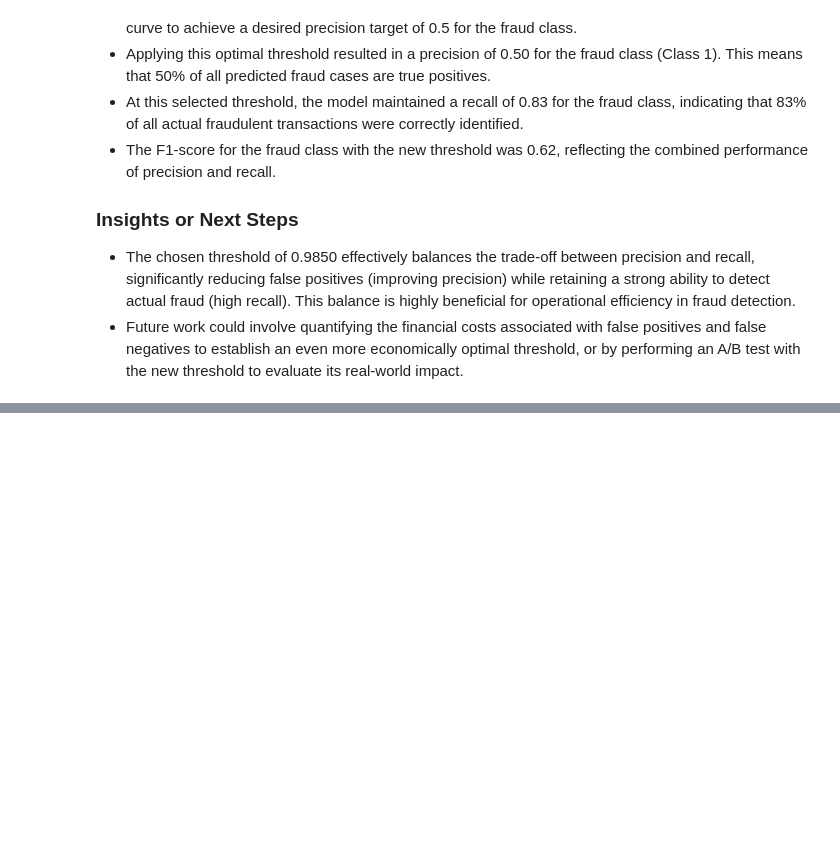
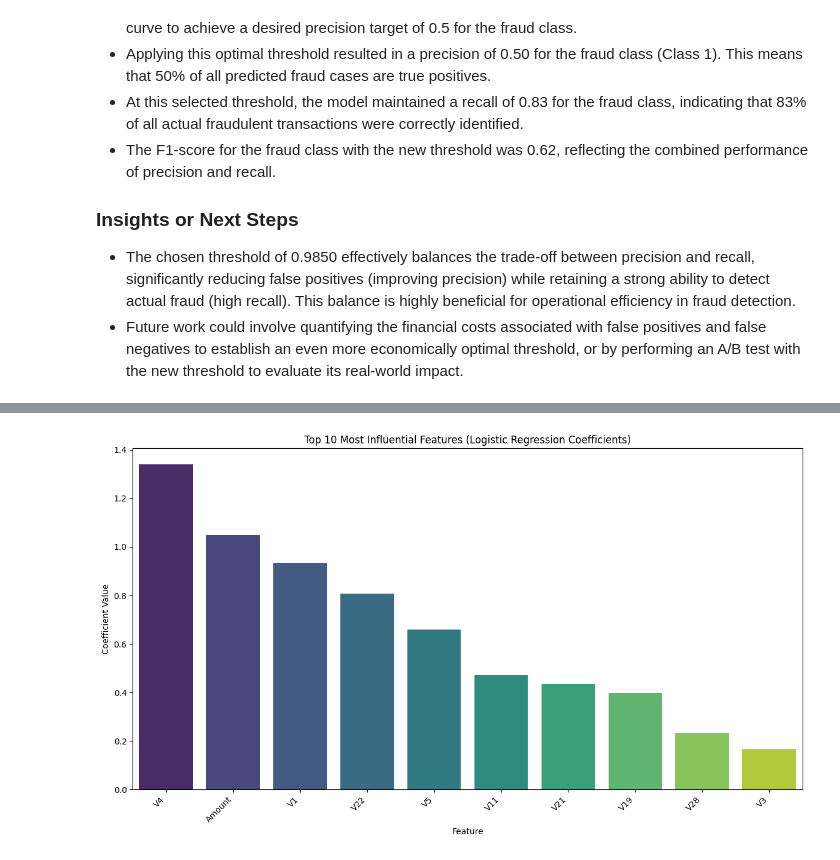
Before and after one commit to TheUnknown477/Fraud-detection-using-deep-learning, a Jupyter notebook: fraud_detection.ipynb, the cells around one changed output, grey strips where cells are left out. Saved outputs shown, nothing was run; the diff lists cells and outputs as text; code cells hidden in the pictures; blank space fills up the shorter version.

```diff
--- a/fraud_detection.ipynb
+++ b/fraud_detection.ipynb
@@ -266,13 +5,0 @@ After instructing the user on how to manually upload the `creditcard.csv` file,
-# %%
-import pandas as pd
-
-try:
-    df = pd.read_csv('creditcard.csv')
-    print("Dataset 'creditcard.csv' loaded successfully.")
-    print("Displaying the first 5 rows of the DataFrame:")
-    print(df.head())
-except FileNotFoundError:
-    print("Error: 'creditcard.csv' not found. Please ensure you have uploaded the file to your Colab session.")
-    print("Refer to the previous markdown instructions for details on manual upload.")
-except Exception as e:
-    print(f"An error occurred while loading the dataset: {e}")
@@ -1302,0 +515,74 @@ For fraud detection, this adjustment implies a more efficient allocation of reso
+# %%
+import pandas as pd
+import matplotlib.pyplot as plt
+import seaborn as sns
+from imblearn.over_sampling import SMOTE
+from sklearn.model_selection import train_test_split
+from sklearn.linear_model import LogisticRegression
+from sklearn.preprocessing import StandardScaler
+
+# 1. Load the dataset (assuming it's now uploaded or path is correct from previous success)
+try:
+    # Using the path that previously succeeded in loading the df
+    df = pd.read_csv('/content/drive/MyDrive/Colab Notebooks/Fraud detection/creditcard.csv')
+    print("Dataset 'creditcard.csv' loaded successfully for feature importance analysis.")
+except FileNotFoundError:
+    print("Error: 'creditcard.csv' not found. Please ensure the file is correctly placed or the path is accurate.")
+    # Exit or handle error gracefully if df isn't loaded
+    exit()
+except Exception as e:
+    print(f"An error occurred while loading the dataset: {e}")
+    exit()
+
+# 2. Preprocessing: Scale 'Amount' and 'Time' features (as performed in cell 07764fb1)
+scaler = StandardScaler()
+df['Amount'] = scaler.fit_transform(df['Amount'].values.reshape(-1, 1))
+df['Time'] = scaler.fit_transform(df['Time'].values.reshape(-1, 1))
+print("'Amount' and 'Time' features scaled successfully.")
+
+# 3. Separate features (X) and target (y)
+X = df.drop('Class', axis=1)
+y = df['Class']
+
+# 4. Split the data into training and testing sets before applying SMOTE
+X_train, X_test, y_train, y_test = train_test_split(X, y, test_size=0.3, random_state=42, stratify=y)
+
+# 5. Apply SMOTE to the training data
+smote = SMOTE(random_state=42)
+X_train_resampled, y_train_resampled = smote.fit_resample(X_train, y_train)
+print("Data successfully resampled using SMOTE.")
+
+# 6. Re-train the Logistic Regression model
+model = LogisticRegression(solver='liblinear', random_state=42)
+model.fit(X_train_resampled, y_train_resampled)
+print("Logistic Regression model re-trained successfully.")
+
+# 7. Extract the coefficients from the trained Logistic Regression model
+feature_coefficients = model.coef_[0]
+
+# 8. Create a Pandas Series that maps each feature name to its corresponding coefficient
+feature_names = X.columns
+feature_importance = pd.Series(feature_coefficients, index=feature_names)
+
+# 9. Sort the feature importance Series in descending order
+feature_importance_sorted = feature_importance.sort_values(ascending=False)
+
+print("\n--- Feature Importance (Logistic Regression Coefficients) ---")
+# 10. Print the top 10 most influential features
+print("\nTop 10 Most Influential Features:\n", feature_importance_sorted.head(10))
+
+# Print the bottom 10 (least influential or negatively influential) features
+print("\nBottom 10 Least/Negatively Influential Features:\n", feature_importance_sorted.tail(10))
+
+# 11. Create a bar plot to visualize the top 10 most influential features
+plt.figure(figsize=(12, 7))
+sns.barplot(x=feature_importance_sorted.head(10).index, y=feature_importance_sorted.head(10).values, palette='viridis')
+plt.title('Top 10 Most Influential Features (Logistic Regression Coefficients)')
+plt.xlabel('Feature')
+plt.ylabel('Coefficient Value')
+plt.xticks(rotation=45, ha='right')
+plt.tight_layout()
+plt.show()
+
+print("Feature importance analysis complete and top 10 features visualized.")
+# %% [output]
@@ -1302,0 +609 @@ For fraud detection, this adjustment implies a more efficient allocation of reso
+[figure, added]
```
Also changed, not shown: parts of 97 cells of this notebook.
